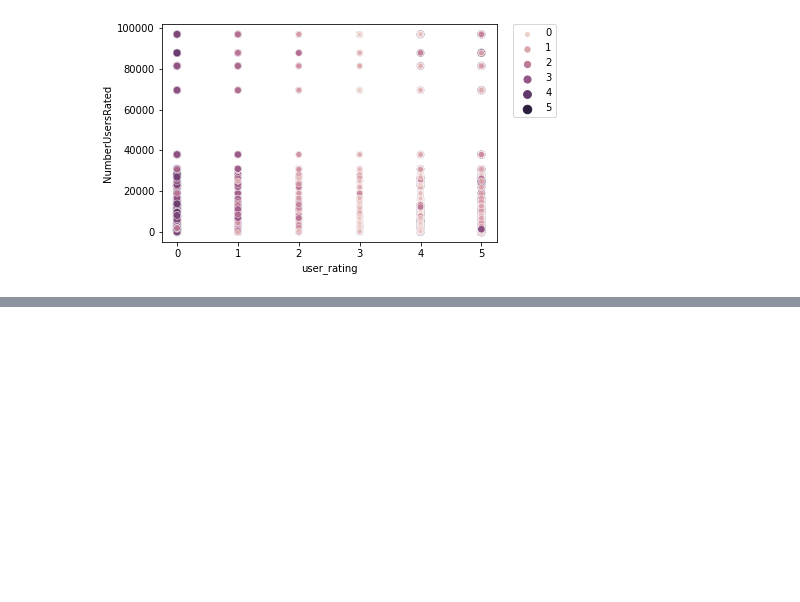
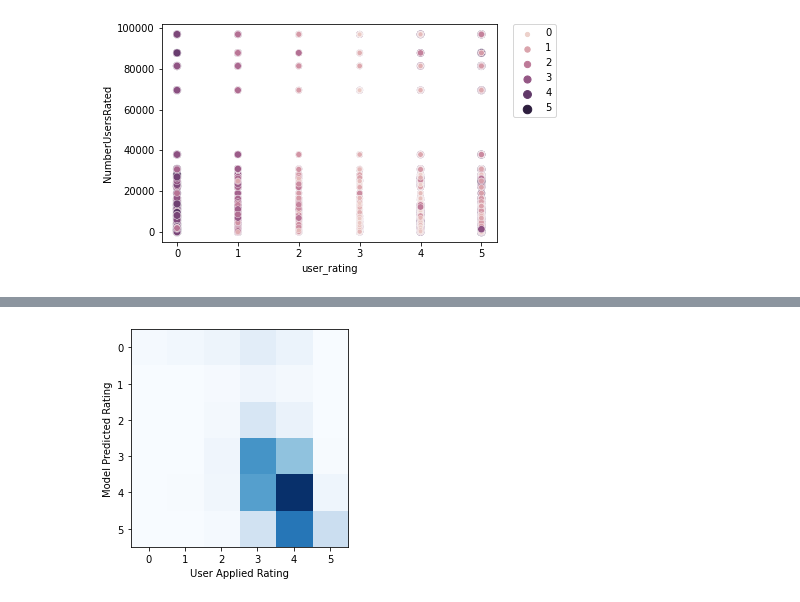
Before and after one commit to jensensj/Capstone3_MurderMysterBooks, a Jupyter notebook: Modeling.ipynb, the cells around one changed output, grey strips where cells are left out. Saved outputs shown, nothing was run; the diff lists cells and outputs as text; code cells hidden in the pictures; blank space fills up the shorter version.

```diff
--- a/Modeling.ipynb
+++ b/Modeling.ipynb
@@ -361,0 +360,2 @@ sns.histplot(data=df_just0, x = 'err', hue='pred_rating')
+# %%
+df['pred_round'] = df.pred_rating.round()
@@ -361,0 +371,9 @@ sns.histplot(data=df_just0, x = 'err', hue='pred_rating')
+# %%
+from sklearn.metrics import confusion_matrix
+cm = confusion_matrix(df.user_rating, df.pred_round)
+plt.imshow(cm, interpolation='none', cmap='Blues')
+plt.xlabel('User Applied Rating')
+plt.ylabel('Model Predicted Rating')
+plt.show()
+# %% [output]
+[figure, added]
```
Also changed, not shown: parts of 18 cells of this notebook.
